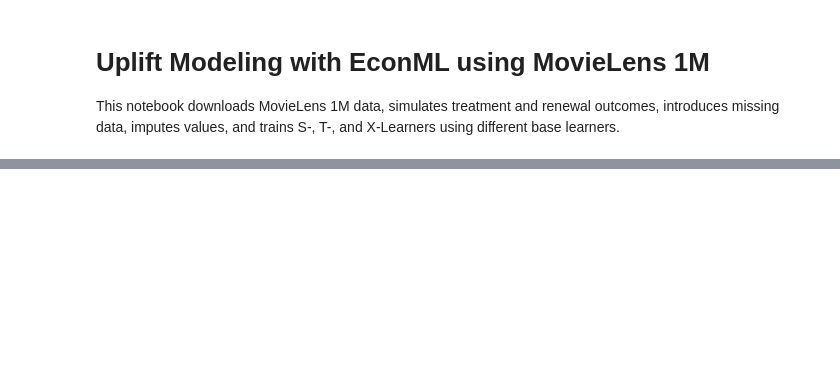
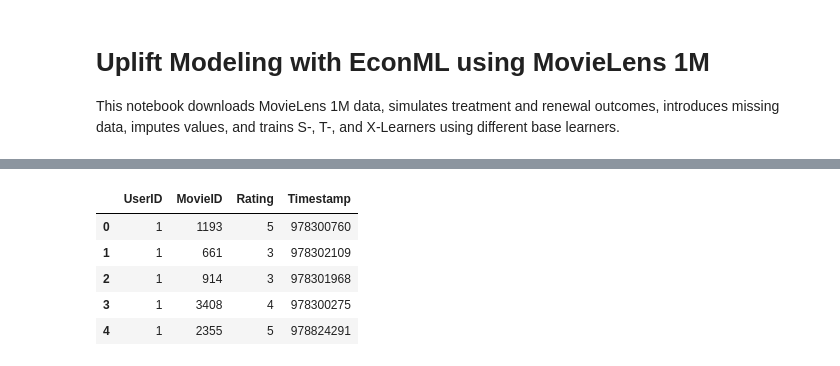
Before and after one commit to stevechengnyc/meta_learners, a Jupyter notebook: MovieLens_EconML_Uplift_Modeling_Final.ipynb, the cells around one changed output, grey strips where cells are left out. Cells and saved outputs as stored; diff of their text form; code cells hidden in the pictures; blank space fills up the shorter version.

```diff
--- a/MovieLens_EconML_Uplift_Modeling_Final.ipynb
+++ b/MovieLens_EconML_Uplift_Modeling_Final.ipynb
@@ -17,12 +176,22 @@ from econml.metalearners import SLearner, TLearner, XLearner
 # %%
 # Load data
-ratings = pd.read_csv('ml-1m/ratings.dat', sep='::', engine='python',
+ratings = pd.read_csv('ml-1m//ml-1m/ratings.dat', sep='::', engine='python',
                       names=['UserID', 'MovieID', 'Rating', 'Timestamp'])
-users = pd.read_csv('ml-1m/users.dat', sep='::', engine='python',
+users = pd.read_csv('ml-1m/ml-1m/users.dat', sep='::', engine='python',
                     names=['UserID', 'Gender', 'Age', 'Occupation', 'Zip-code'])
-movies = pd.read_csv('ml-1m/movies.dat', sep='::', engine='python',
-                     names=['MovieID', 'Title', 'Genres'])
+# Specify the encoding as 'latin-1' or 'ISO-8859-1' for the movies.dat file
+movies = pd.read_csv('ml-1m/ml-1m/movies.dat', sep='::', engine='python',
+                     names=['MovieID', 'Title', 'Genres'], encoding='latin-1')
 df = ratings.merge(users, on='UserID').merge(movies, on='MovieID')
+# %%
+ratings.head()
+# %% [output]
+|  | UserID | MovieID | Rating | Timestamp |
+| 0 | 1 | 1193 | 5 | 978300760 |
+| 1 | 1 | 661 | 3 | 978302109 |
+| 2 | 1 | 914 | 3 | 978301968 |
+| 3 | 1 | 3408 | 4 | 978300275 |
+| 4 | 1 | 2355 | 5 | 978824291 |
 # %%
 # Feature creation
 np.random.seed(42)
```
Also changed, not shown: parts of 11 cells of this notebook.
